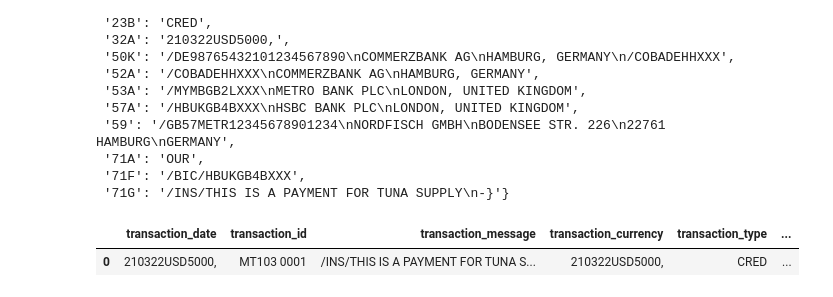
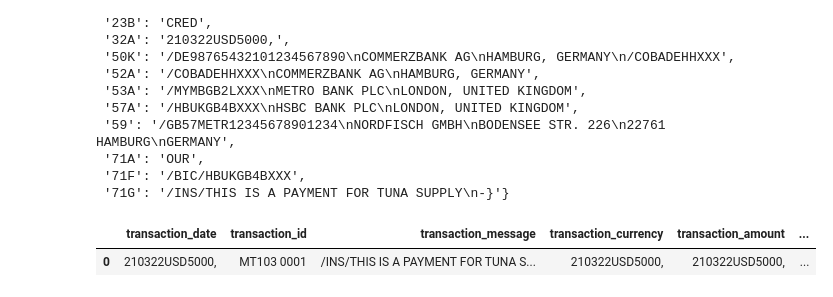
Before and after one commit to DavidWdk/AML-algorithm, a Jupyter notebook: AML_algorithm.ipynb, the cells around one changed output. Saved outputs shown, nothing was run; the diff lists cells and outputs as text; code cells hidden in the pictures.

Commit message:
refactoring, added functions, removed bugs, improved df imputation

```diff
--- a/AML_algorithm.ipynb
+++ b/AML_algorithm.ipynb
@@ -185,79 +145,53 @@ swift_corr = {
     'originator_first_name': ['null', ['string', '']],
     'originator_middle_names_patronymic': ['null', ['string', '']],
     'originator_last_name': ['null', ['string', '']],
-    'originator_address': ['50K', 'string'],
+    'originator_address': ['50', 'string'],
     'originator_country': ['50', ['regex', "^(AF|AX|AL|DZ|AS|AD|AO|AI|AQ|AG|AR|AM|AW|AU|AT|AZ|BS|BH|BD|BB|B Y|BE|BZ|BJ|BM|BT|BO|BQ|BA|BW|BV|BR|IO|BN|BG|BF|BI|KH|CM|CA|CV|KY|CF|TD |CL|CN|CX|CC|CO|KM|CG|CD|CK|CR|CI|HR|CU|CW|CY|CZ|DK|DJ|DM|DO|EC|EG|SV| GQ|ER|EE|ET|FK|FO|FJ|FI|FR|GF|PF|TF|GA|GM|GE|DE|GH|GI|GR|GL|GD|GP|GU|G T|GG|GN|GW|GY|HT|HM|VA|HN|HK|HU|IS|IN|ID|IR|IQ|IE|IM|IL|IT|JM|JP|JE|JO |KZ|KE|KI|KP|KR|KW|KG|LA|LV|LB|LS|LR|LY|LI|LT|LU|MO|MK|MG|MW|MY|MV|ML| MT|MH|MQ|MR|MU|YT|MX|FM|MD|MC|MN|ME|MS|MA|MZ|MM|NA|NR|NP|NL|NC|NZ|NI|N E|NG|NU|NF|MP|NO|OM|PK|PW|PS|PA|PG|PY|PE|PH|PN|PL|PT|PR|QA|RE|RO|RU|RW |BL|SH|KN|LC|MF|PM|VC|WS|SM|ST|SA|SN|RS|SC|SL|SG|SX|SK|SI|SB|SO|ZA|GS| SS|ES|LK|SD|SR|SJ|SZ|SE|CH|SY|TW|TJ|TZ|TH|TL|TG|TK|TO|TT|TN|TR|TM|TC|T V|UG|UA|AE|GB|US|UM|UY|UZ|VU|VE|VN|VG|VI|WF|EH|YE|ZM|ZW)$"]],
     'originator_account_number': ['50', 'string'],
     'originator_branch_id': ['null', ['string', '']],
     'originator_bic': ['50', 'string'],
     'originator_fi_name': ['50', 'string'],
     'originator_fi_country': ['50', 'string'],
-    'incoming_intermediary_fi_bic': ['56', [(r"/([a-z]{4}[a-z]{2}[a-z0-9]{2}([a- z0-9]{3})?;?)+/gmi"), '']],
-    'outgoing_intermediary_fi_bic': ['57A', [(r"/([a-z]{4}[a-z]{2}[a-z0-9]{2}([a- z0-9]{3})?;?)+/gmi"), '']],
+    'incoming_intermediary_fi_bic': ['56A', ['regex', r"/([a-z]{4}[a-z]{2}[a-z0-9]{2}([a- z0-9]{3})?;?)+/gmi", '']],
+    'outgoing_intermediary_fi_bic': ['57A', ['regex', r"/([a-z]{4}[a-z]{2}[a-z0-9]{2}([a- z0-9]{3})?;?)+/gmi", '']],
     'beneficiary_full_name': ['59', 'string'],
     'beneficiary_first_name': ['null', ['string', '']],
     'beneficiary_middle_names_patronymic': ['null', ['string', '']],
     'originator_middle_names_patronymic': ['null', ['string', '']],
     'beneficiary_last_name': ['null', ['string', '']],
-    'beneficiary_account_number': ['null', 'string'],
+    'beneficiary_account_number': ['59', 'string'],
     'beneficiary_address': ['59', 'string'],
     'beneficiary_country': ['59', ['regex', "^(AF|AX|AL|DZ|AS|AD|AO|AI|AQ|AG|AR|AM|AW|AU|AT|AZ|BS|BH|BD|BB|B Y|BE|BZ|BJ|BM|BT|BO|BQ|BA|BW|BV|BR|IO|BN|BG|BF|BI|KH|CM|CA|CV|KY|CF|TD |CL|CN|CX|CC|CO|KM|CG|CD|CK|CR|CI|HR|CU|CW|CY|CZ|DK|DJ|DM|DO|EC|EG|SV| GQ|ER|EE|ET|FK|FO|FJ|FI|FR|GF|PF|TF|GA|GM|GE|DE|GH|GI|GR|GL|GD|GP|GU|G T|GG|GN|GW|GY|HT|HM|VA|HN|HK|HU|IS|IN|ID|IR|IQ|IE|IM|IL|IT|JM|JP|JE|JO |KZ|KE|KI|KP|KR|KW|KG|LA|LV|LB|LS|LR|LY|LI|LT|LU|MO|MK|MG|MW|MY|MV|ML| MT|MH|MQ|MR|MU|YT|MX|FM|MD|MC|MN|ME|MS|MA|MZ|MM|NA|NR|NP|NL|NC|NZ|NI|N E|NG|NU|NF|MP|NO|OM|PK|PW|PS|PA|PG|PY|PE|PH|PN|PL|PT|PR|QA|RE|RO|RU|RW |BL|SH|KN|LC|MF|PM|VC|WS|SM|ST|SA|SN|RS|SC|SL|SG|SX|SK|SI|SB|SO|ZA|GS| SS|ES|LK|SD|SR|SJ|SZ|SE|CH|SY|TW|TJ|TZ|TH|TL|TG|TK|TO|TT|TN|TR|TM|TC|T V|UG|UA|AE|GB|US|UM|UY|UZ|VU|VE|VN|VG|VI|WF|EH|YE|ZM|ZW)$"]],
     'beneficiary_branch_id': ['null', ['string', '']],
-    'beneficiary_bic': ['71F', 'string'],
+    'originator_bic': ['71F', 'string'],
     'beneficiary_fi_name': ['59', 'string'],
     'beneficiary_fi_country': ['59', 'string'],
 }
 
 # TODO: add case where new swift variable is added which isn't in the dictionary above
 # TODO: automatically read all swift messages, and give succession print statements
-# For each key in swift_corr, get the value that's in the swift_dic
-# For each value in the swift_dic, find the corresponding variable, which is the key in swift_corr. The belonging value is the mt103 tag
-# For each value, put it in the df. But before doing so, get the requirements which is the second list item in the swift_corr.
-
+# TODO: add aditional checks for mutliple attribute variables, use functions
+# TODO: append the dataframe instead of using the first row
 populated_dic = {}
 
 # Function to populate the dataframe from a MT103 dictionary. Function takes swift MT103 message as parameter
 # and uses the swift_corr as translator, it gaps the bridge between swift tags and readable variable names.
-# This function also checks the input validity which is the second list value item in swift_corr.
-# TODO: add aditional checks for mutliple attribute variables, use functions
-def populate_dataframe(mt103_message):
+def populate_dataframe(mt103_message, df):
     for item in swift_corr:
         for key in mt103_message:
-            if swift_corr[item][0] == key:
-                # if swift_corr[item][1] == 'string':
+            if swift_corr[item][0] in key:
                 try:
                     # Insert each value as a string
-                    df[item] = [str(mt103_message[key])]
+                    df.at[0, item] = str(mt103_message[key])
                 except:
                     print('Cannot convert data to string type')
-                # elif swift_corr[item][1] == 'int':
-                #     try:
-                #         df[item] = [int(mt103_message[key])]
-                #     except:
-                #         print('Cannot convert data to integer type')
-                # elif swift_corr[item][1] == 'date':
-                #     try:
-                #         df[item] = [datetime.strptime((mt103_message[key]), '%d%m%Y').date()]
-                #     except:
-                #         print('Cannot convert data to date type')
-                # elif len(swift_corr[item][1]) > 0:
-                #     # Allow empty values
-                #     if '' in swift_corr[item][0]:
-                #         continue
-                #     # If regex check, apply the check
-                #     elif  'regex' in swift_corr[item]:
-                #         if re.match(swift_corr[item][1][1], mt103_message[key]):
-                #             df[item] = [str(mt103_message[key])]
-                #         else:
-                #             print('Value does not pass the regex check')
-                #     else:
-                #         if mt103_message[key] in swift_corr[item][1]:
-                #             df[item] = [str(mt103_message[key])]
-                #         else:
-                #             print('This value does not correspond to any legal values for this field')
 
-populate_dataframe(swift_dic)
+# Create an empty dataframe with the required columns
+columns = list(swift_corr.keys())
+df = pd.DataFrame(columns=columns)
+
+populate_dataframe(swift_dic, df)
 df
 # %% [output]
-|  | transaction_date | transaction_id | transaction_message | transaction_currency | transaction_type | ... |
-| 0 | 210322USD5000, | MT103 0001 | /INS/THIS IS A PAYMENT FOR TUNA S... | 210322USD5000, | CRED | ... |
+|  | transaction_date | transaction_id | transaction_message | transaction_currency | transaction_amount | ... |
+| 0 | 210322USD5000, | MT103 0001 | /INS/THIS IS A PAYMENT FOR TUNA S... | 210322USD5000, | 210322USD5000, | ... |
```
Also changed, not shown: parts of 22 cells of this notebook, 3 other files.
